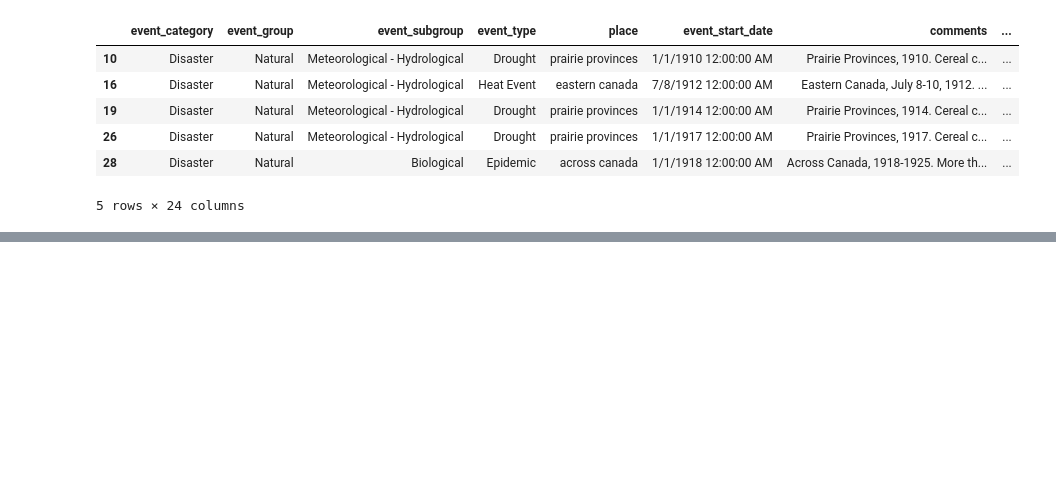
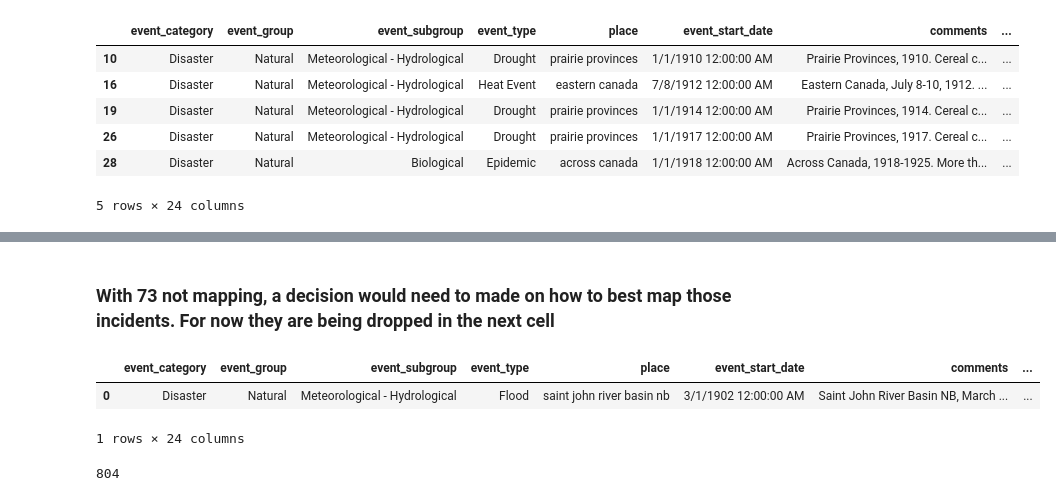
Before and after one commit to LindsayDawnSnow/cnd_nat_dist, a Jupyter notebook: fatal_events.ipynb, the cells around one changed output, grey strips where cells are left out. Drawn from its saved outputs; the diff is of its cells as text; code cells hidden in the pictures; blank space fills up the shorter version.

Commit message:
exploration of fatal_events

```diff
--- a/fatal_events.ipynb
+++ b/fatal_events.ipynb
@@ -140,2 +141,16 @@ array(['prairie provinces', 'eastern canada', 'across canada',
        'canada', 'southern prairies', 'western prairies', 'japan',
        'nepal', 'great lakes', 'vancouver island'], dtype=object)
+# %% [markdown]
+### With 73 not mapping, a decision would need to made on how to best map those incidents. For now they are being dropped in the next cell
+# %%
+#dropping places that do not map to a province
+df = df[df['province'].notna()]
+df.head(1)
+# %% [output]
+|  | event_category | event_group | event_subgroup | event_type | place | event_start_date | comments | ... |
+| 0 | Disaster | Natural | Meteorological - Hydrological | Flood | saint john river basin nb | 3/1/1902 12:00:00 AM | Saint John River Basin NB, March ... | ... |
+1 rows × 24 columns
+# %%
+len(df)
+# %% [output]
+804
```
Also changed, not shown: parts of 3 cells of this notebook, 1 other file.
